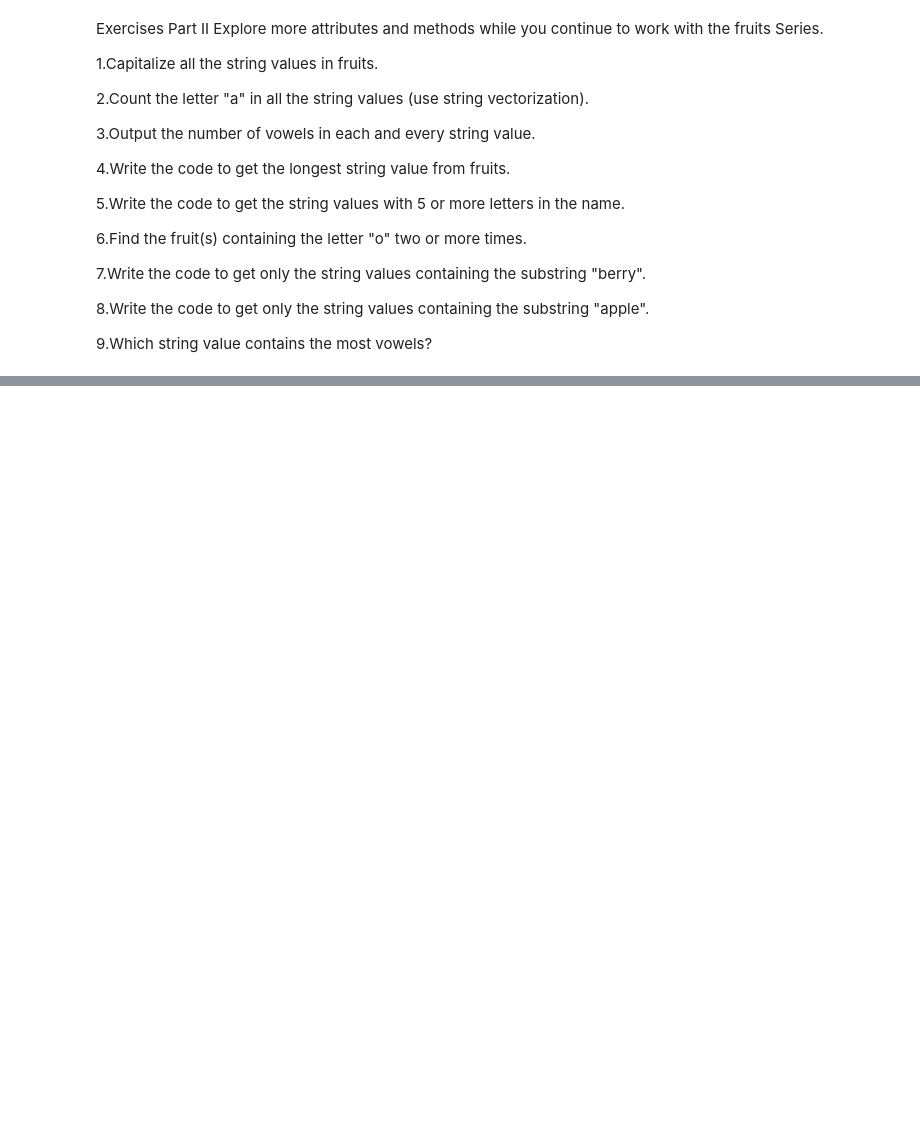
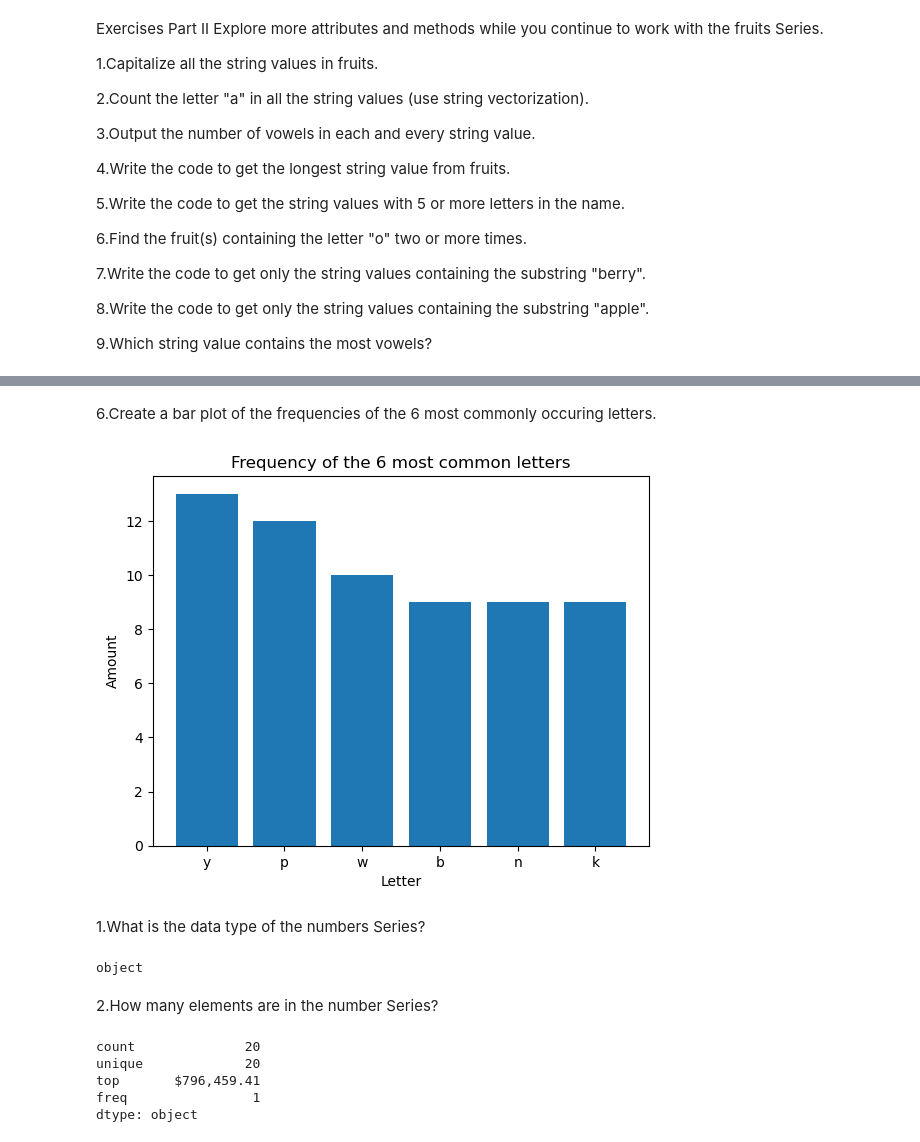
Before and after one commit to Nathanieldewald/numpy-pandas-visualization-exercises, a Jupyter notebook: pandas_series.ipynb, the cells around one changed output, grey strips where cells are left out. Drawn from its saved outputs; the diff is of its cells as text; code cells hidden in the pictures; blank space fills up the shorter version.

Commit message:
completed pandas_series.ipynb

```diff
--- a/pandas_series.ipynb
+++ b/pandas_series.ipynb
@@ -43,0 +341,22 @@ Explore more attributes and methods while you continue to work with the fruits S
+# %% [markdown]
+6.Create a bar plot of the frequencies of the 6 most commonly occuring letters.
+# %%
+import matplotlib.pyplot as plt
+
+
+value_counts = letters_series.value_counts()
+
+
+top_6_values = value_counts.head(6)
+
+plt.bar(top_6_values.index, top_6_values.values)
+
+
+plt.title("Frequency of the 6 most common letters")
+plt.xlabel("Letter")
+plt.ylabel("Amount")
+
+# show plot
+plt.show()
+# %% [output]
+[figure, added]
@@ -43,0 +365,16 @@ Explore more attributes and methods while you continue to work with the fruits S
+# %% [markdown]
+1.What is the data type of the numbers Series?
+# %%
+print(numbers.dtype)
+# %% [output]
+object
+# %% [markdown]
+2.How many elements are in the number Series?
+# %%
+numbers.describe()
+# %% [output]
+count              20
+unique             20
+top       $796,459.41
+freq                1
+dtype: object
```
Also changed, not shown: parts of 68 cells of this notebook, 1 other file.
